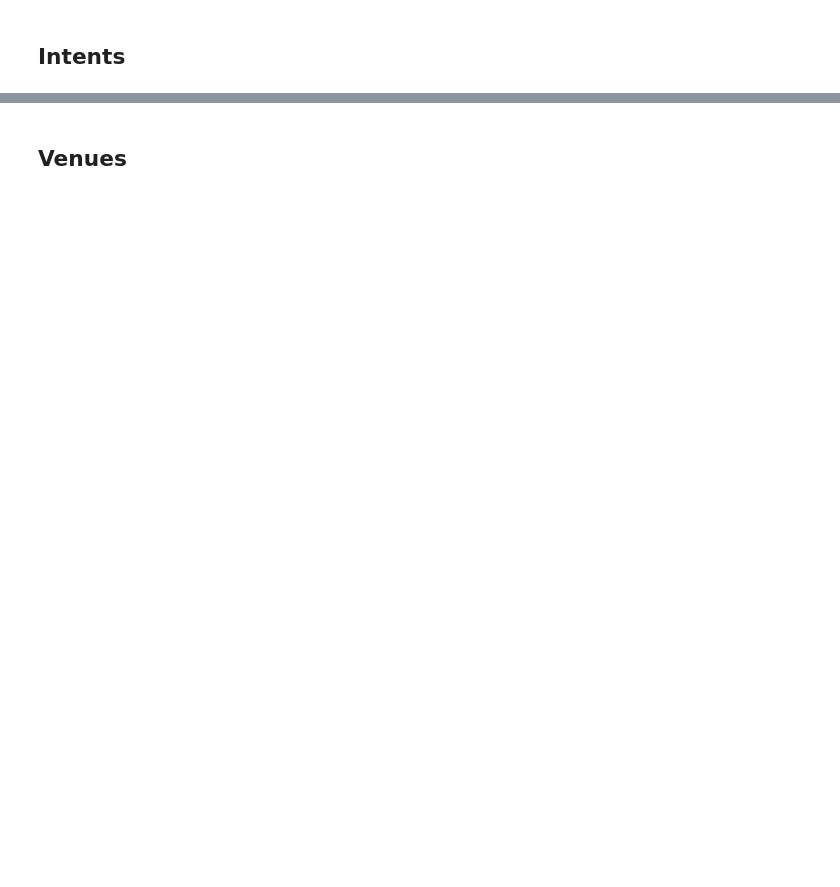
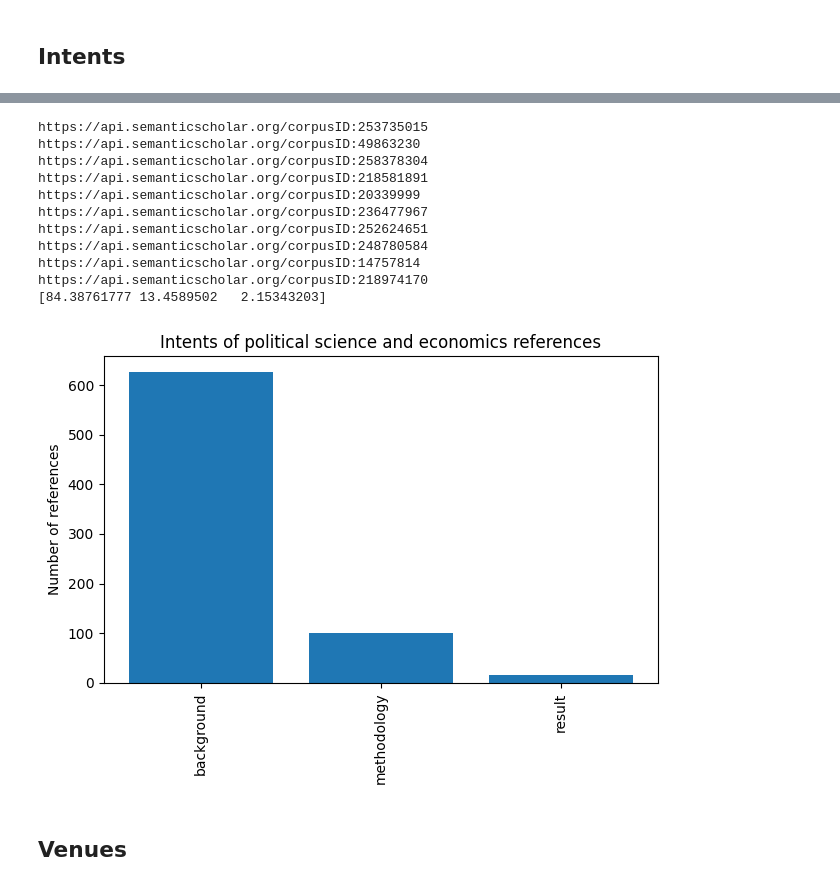
Before and after one commit to ArjunSubramonian/democratization-nlp, a Jupyter notebook: network-analysis.ipynb, the cells around one changed output, grey strips where cells are left out. Drawn from its saved outputs; the diff is of its cells as text; code cells hidden in the pictures; blank space fills up the shorter version.

```diff
--- a/network-analysis.ipynb
+++ b/network-analysis.ipynb
@@ -140,6 +162,7 @@ plt.show()
 all_intents = []
 
 for corpusId, refs in data.items():
+    paper_intents = []
     for ref in refs:
         if 'citedPaper' in ref and 's2FieldsOfStudy' in ref['citedPaper'] and ref['citedPaper']['s2FieldsOfStudy'] is not None:
             flag = False
@@ -152,3 +175,6 @@ for corpusId, refs in data.items():
                 for context in ref['contextsWithIntent']:
                     ref_intents.update(set(context['intents']))
                 all_intents.extend(list(ref_intents))
+                paper_intents.extend(list(ref_intents))
+    if len(set(paper_intents)) == 3:
+        print("https://api.semanticscholar.org/corpusID:" + str(corpusId))
@@ -172,3 +214,56 @@ plt.show()
+# %%
+all_intents = []
+
+for corpusId, refs in data.items():
+    paper_intents = []
+    for ref in refs:
+        if 'citedPaper' in ref and 's2FieldsOfStudy' in ref['citedPaper'] and ref['citedPaper']['s2FieldsOfStudy'] is not None:
+            flag = False
+            for fos in ref['citedPaper']['s2FieldsOfStudy']:
+                if fos['category'] in intra_FOS:
+                    flag = True
+                    break
+            if not flag:
+                flag = False
+                for fos in ref['citedPaper']['s2FieldsOfStudy']:
+                    if fos['category'] in ['Political Science', 'Economics']:
+                        flag = True
+                        break
+                if flag:
+                    ref_intents = set()
+                    for context in ref['contextsWithIntent']:
+                        ref_intents.update(set(context['intents']))
+                    all_intents.extend(list(ref_intents))
+                    paper_intents.extend(list(ref_intents))
+    if len(set(paper_intents)) == 3:
+        print("https://api.semanticscholar.org/corpusID:" + str(corpusId))
+
+intents_freqs = Counter(all_intents)
+intents, freqs = list(zip(*intents_freqs.most_common()))
+
+print(np.array(freqs) / sum(freqs) * 100)
+
+plt.bar(intents, freqs)
+for tick in plt.gca().get_xticklabels():
+    tick.set_rotation(90)
+plt.ylabel('Number of references')
+plt.title('Intents of political science and economics references')
+plt.tight_layout()
+plt.savefig('network-analysis-plots/polisci_econ_intents.pdf')
+plt.show()
+# %% [output]
+https://api.semanticscholar.org/corpusID:253735015
+https://api.semanticscholar.org/corpusID:49863230
+https://api.semanticscholar.org/corpusID:258378304
+https://api.semanticscholar.org/corpusID:218581891
+https://api.semanticscholar.org/corpusID:20339999
+https://api.semanticscholar.org/corpusID:236477967
+https://api.semanticscholar.org/corpusID:252624651
+https://api.semanticscholar.org/corpusID:248780584
+https://api.semanticscholar.org/corpusID:14757814
+https://api.semanticscholar.org/corpusID:218974170
+[84.38761777 13.4589502   2.15343203]
+[figure, added]
 # %% [markdown]
 ## Venues
 # %%
```
Also changed, not shown: parts of 11 cells of this notebook, 3 other files.
